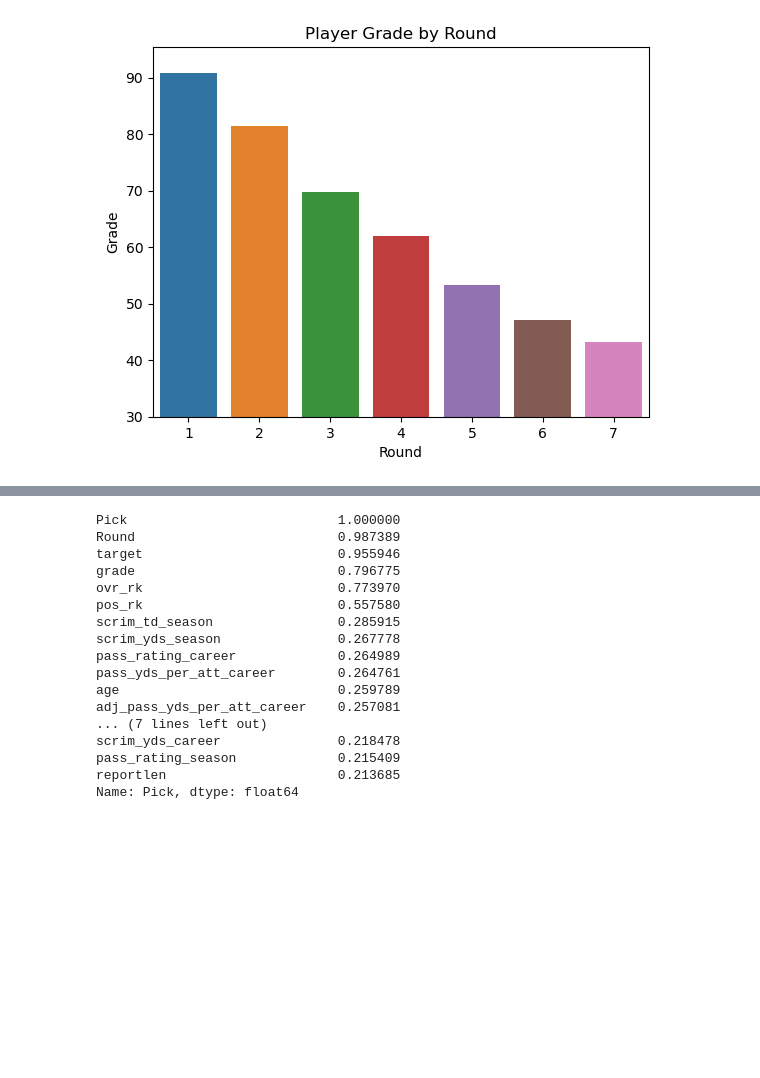
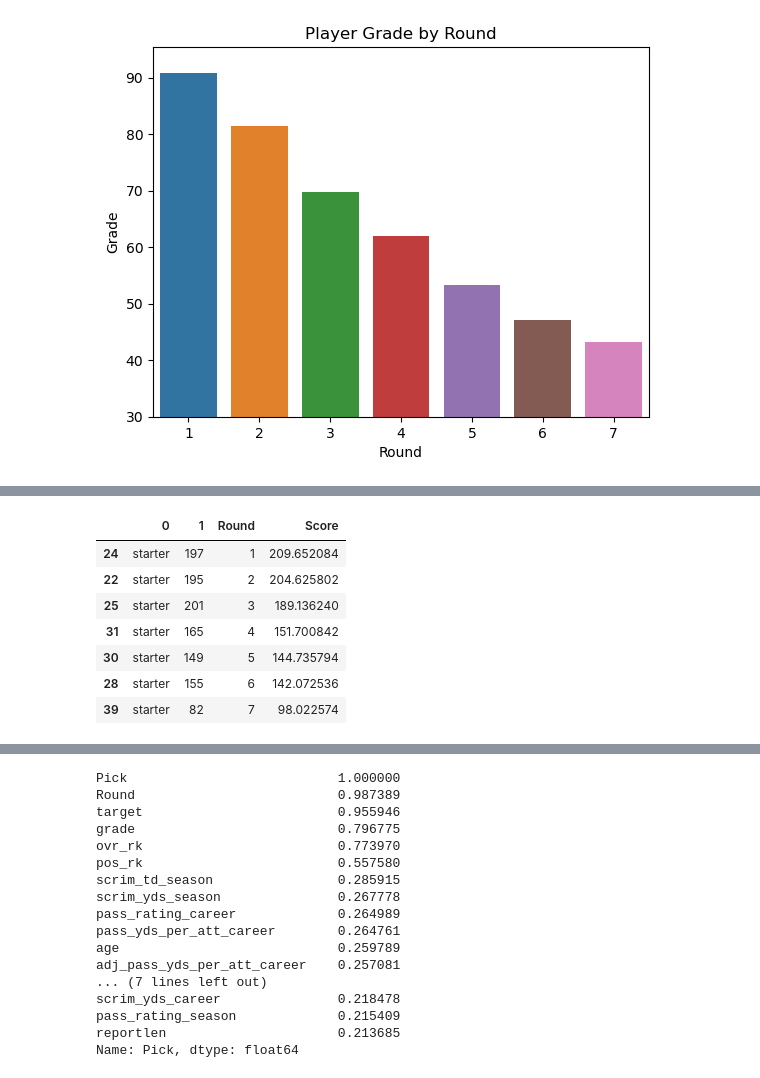
Before and after one commit to jpalgon/Draft_Scouting, a Jupyter notebook: Pre-Processing and EDA.ipynb, the cells around one changed output, grey strips where cells are left out. Cells and saved outputs as stored; diff of their text form; code cells hidden in the pictures; blank space fills up the shorter version.

```diff
--- a/Pre-Processing and EDA.ipynb
+++ b/Pre-Processing and EDA.ipynb
@@ -619,0 +621,11 @@ round2
+# %%
+df_all_rounds[df_all_rounds[0] == 'starter']
+# %% [output]
+|  | 0 | 1 | Round | Score |
+| 24 | starter | 197 | 1 | 209.652084 |
+| 22 | starter | 195 | 2 | 204.625802 |
+| 25 | starter | 201 | 3 | 189.136240 |
+| 31 | starter | 165 | 4 | 151.700842 |
+| 30 | starter | 149 | 5 | 144.735794 |
+| 28 | starter | 155 | 6 | 142.072536 |
+| 39 | starter | 82 | 7 | 98.022574 |
```
Also changed, not shown: parts of 17 cells of this notebook.
